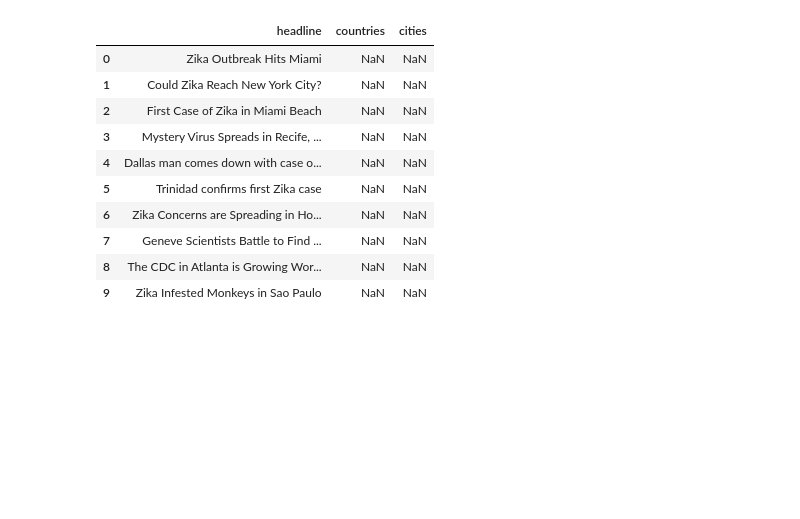
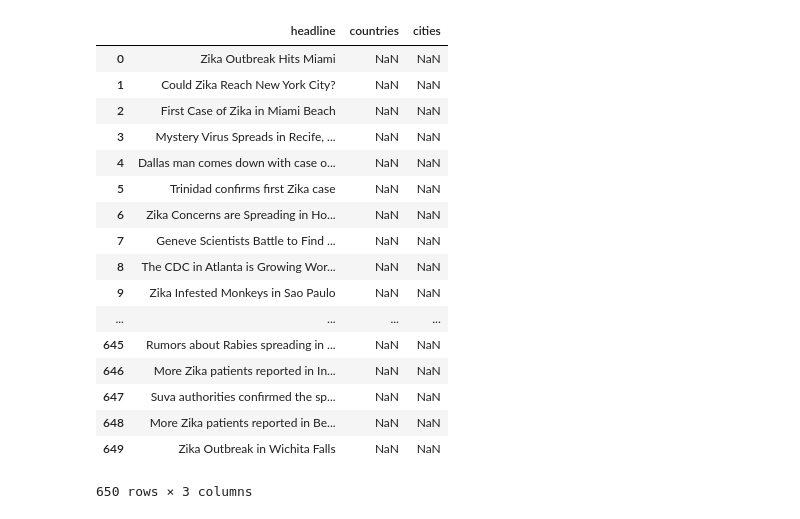
Before and after one commit to desaetiis/manning_live_projects, a Jupyter notebook: discovering-disease-outbreaks-base.ipynb, the cells around one changed output. Drawn from its saved outputs; the diff is of its cells as text; code cells hidden in the pictures; blank space fills up the shorter version.

```diff
--- a/discovering-disease-outbreaks-base.ipynb
+++ b/discovering-disease-outbreaks-base.ipynb
@@ -8,19 +10,26 @@ from unidecode import unidecode
 # %%
 # get and view dataset; convert to pandas dataframe
 data = pd.read_csv("data/headlines.txt", sep="\n", names=['headline', 'countries', 'cities'])
-data.head(10)
+data
 # %% [output]
 |  | headline | countries | cities |
 | 0 | Zika Outbreak Hits Miami | NaN | NaN |
 | 1 | Could Zika Reach New York City? | NaN | NaN |
 | 2 | First Case of Zika in Miami Beach | NaN | NaN |
 | 3 | Mystery Virus Spreads in Recife, ... | NaN | NaN |
 | 4 | Dallas man comes down with case o... | NaN | NaN |
 | 5 | Trinidad confirms first Zika case | NaN | NaN |
 | 6 | Zika Concerns are Spreading in Ho... | NaN | NaN |
 | 7 | Geneve Scientists Battle to Find ... | NaN | NaN |
 | 8 | The CDC in Atlanta is Growing Wor... | NaN | NaN |
 | 9 | Zika Infested Monkeys in Sao Paulo | NaN | NaN |
+| ... | ... | ... | ... |
+| 645 | Rumors about Rabies spreading in ... | NaN | NaN |
+| 646 | More Zika patients reported in In... | NaN | NaN |
+| 647 | Suva authorities confirmed the sp... | NaN | NaN |
+| 648 | More Zika patients reported in Be... | NaN | NaN |
+| 649 | Zika Outbreak in Wichita Falls | NaN | NaN |
+650 rows × 3 columns
 # %%
 # get names oc countries and cities to match against; convert to dataframe
 gc = geonamescache.GeonamesCache()
```
Also changed, not shown: parts of 7 cells of this notebook.
